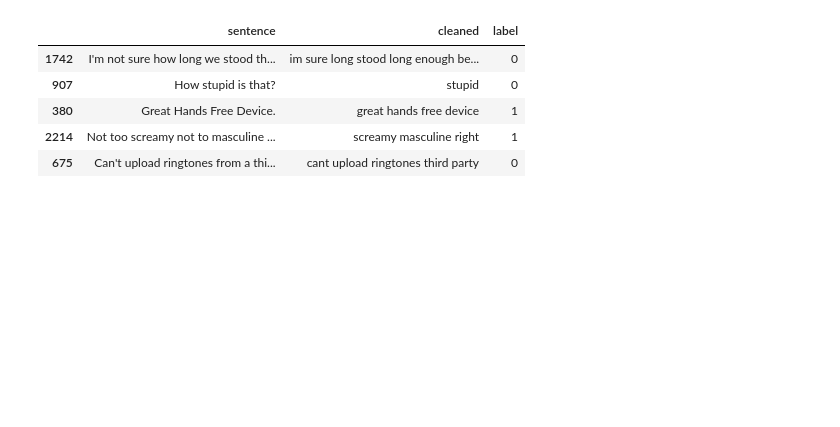
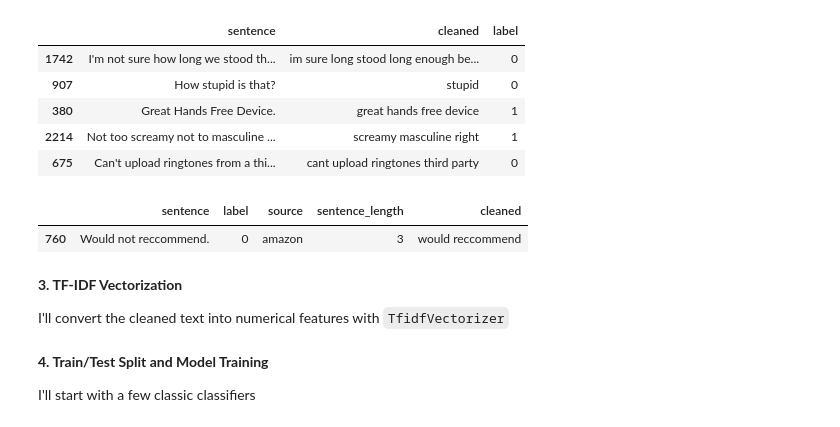
Before and after one commit to mandele1999/sentiment-classification, a Jupyter notebook: notebooks/01_eda_and_modeling.ipynb, the cells around one changed output. Saved outputs shown, nothing was run; the diff lists cells and outputs as text; code cells hidden in the pictures; blank space fills up the shorter version.

Commit message:
Enhance EDA and modeling notebook with additional preprocessing steps and model training

```diff
--- a/notebooks/01_eda_and_modeling.ipynb
+++ b/notebooks/01_eda_and_modeling.ipynb
@@ -113,3 +119,12 @@ df[['sentence', 'cleaned']].sample(5)
 | 380 | Great Hands Free Device. | great hands free device | 1 |
 | 2214 | Not too screamy not to masculine ... | screamy masculine right | 1 |
 | 675 | Can't upload ringtones from a thi... | cant upload ringtones third party | 0 |
+# %%
+df.sample()
+# %% [output]
+|  | sentence | label | source | sentence_length | cleaned |
+| 760 | Would not reccommend. | 0 | amazon | 3 | would reccommend |
+# %% [markdown]
+**3. TF-IDF Vectorization**
+
+I'll convert the cleaned text into numerical features with `TfidfVectorizer`
@@ -115,0 +140,4 @@ df[['sentence', 'cleaned']].sample(5)
+# %% [markdown]
+**4. Train/Test Split and Model Training**
+
+I'll start with a few classic classifiers
```
Also changed, not shown: parts of 6 cells of this notebook.
